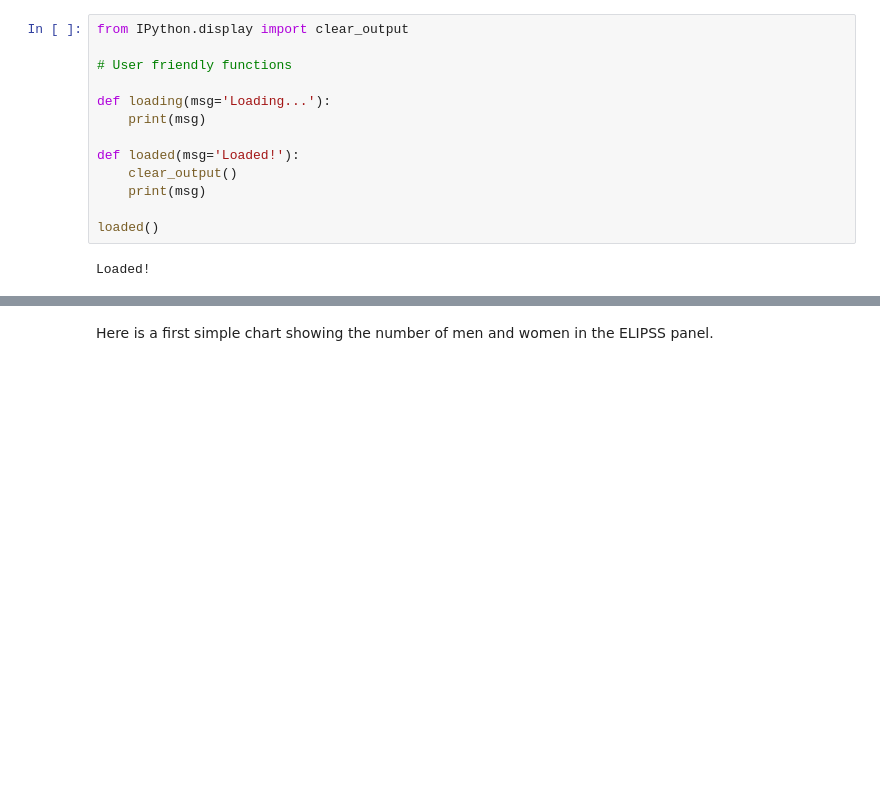
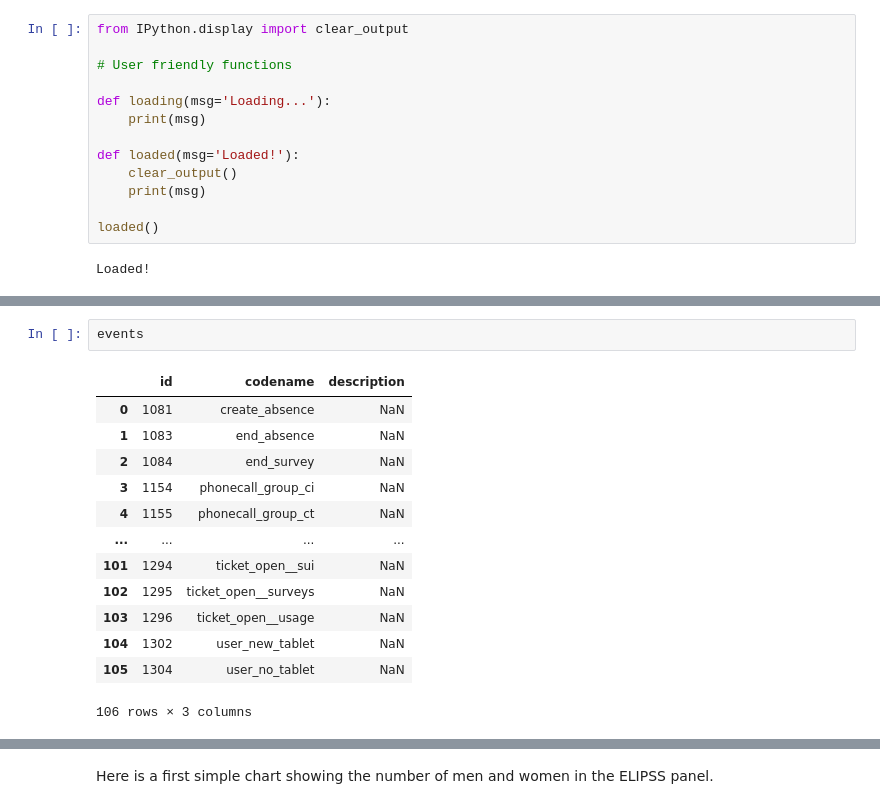
Before and after one commit to CDSP-SCPO/eddi19-workshop, a Jupyter notebook: EDDI19_workshop.ipynb, the cells around one changed output, grey strips where cells are left out. Saved outputs shown, nothing was run; the diff lists cells and outputs as text; blank space fills up the shorter version.

```diff
--- a/EDDI19_workshop.ipynb
+++ b/EDDI19_workshop.ipynb
@@ -55,0 +92,16 @@ Data imported!
+# %%
+events
+# %% [output]
+|  | id | codename | description |
+| 0 | 1081 | create_absence | NaN |
+| 1 | 1083 | end_absence | NaN |
+| 2 | 1084 | end_survey | NaN |
+| 3 | 1154 | phonecall_group_ci | NaN |
+| 4 | 1155 | phonecall_group_ct | NaN |
+| ... | ... | ... | ... |
+| 101 | 1294 | ticket_open__sui | NaN |
+| 102 | 1295 | ticket_open__surveys | NaN |
+| 103 | 1296 | ticket_open__usage | NaN |
+| 104 | 1302 | user_new_tablet | NaN |
+| 105 | 1304 | user_no_tablet | NaN |
+106 rows × 3 columns
```
Also changed, not shown: parts of 14 cells of this notebook, 3 other files.
